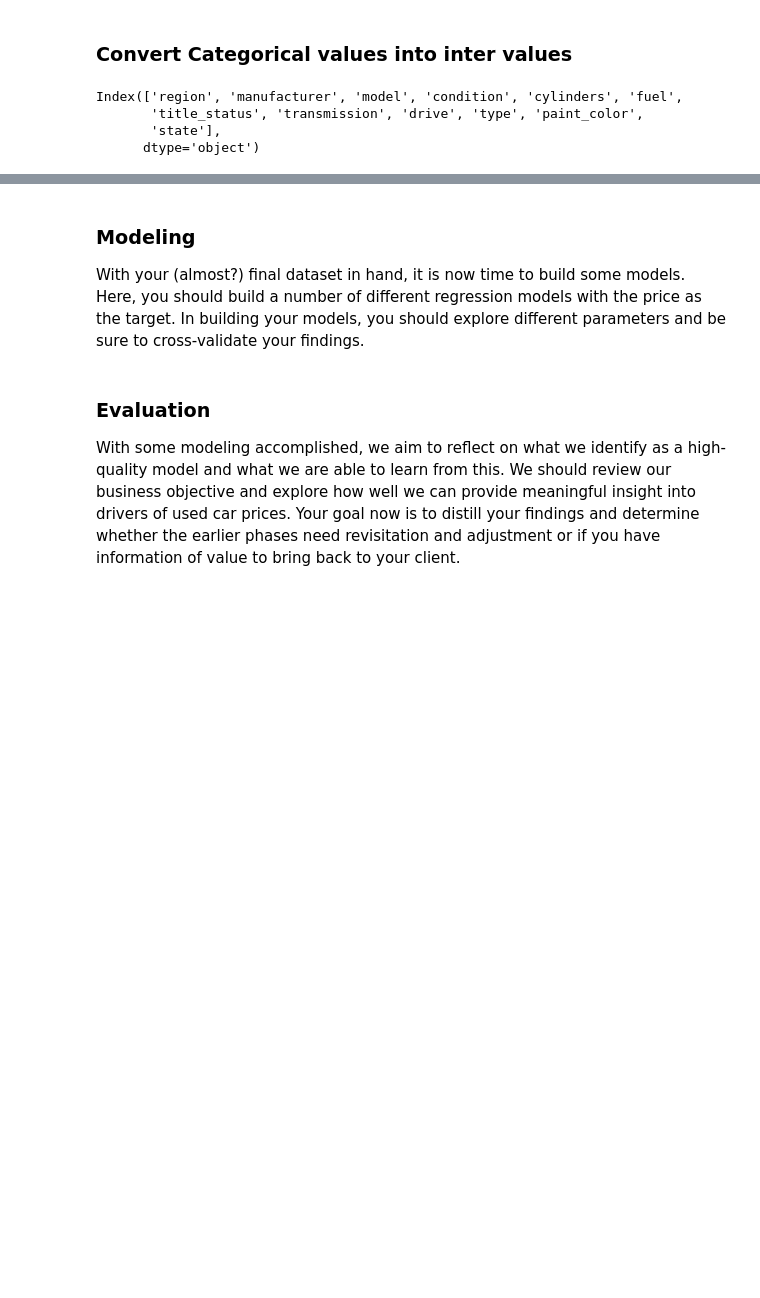
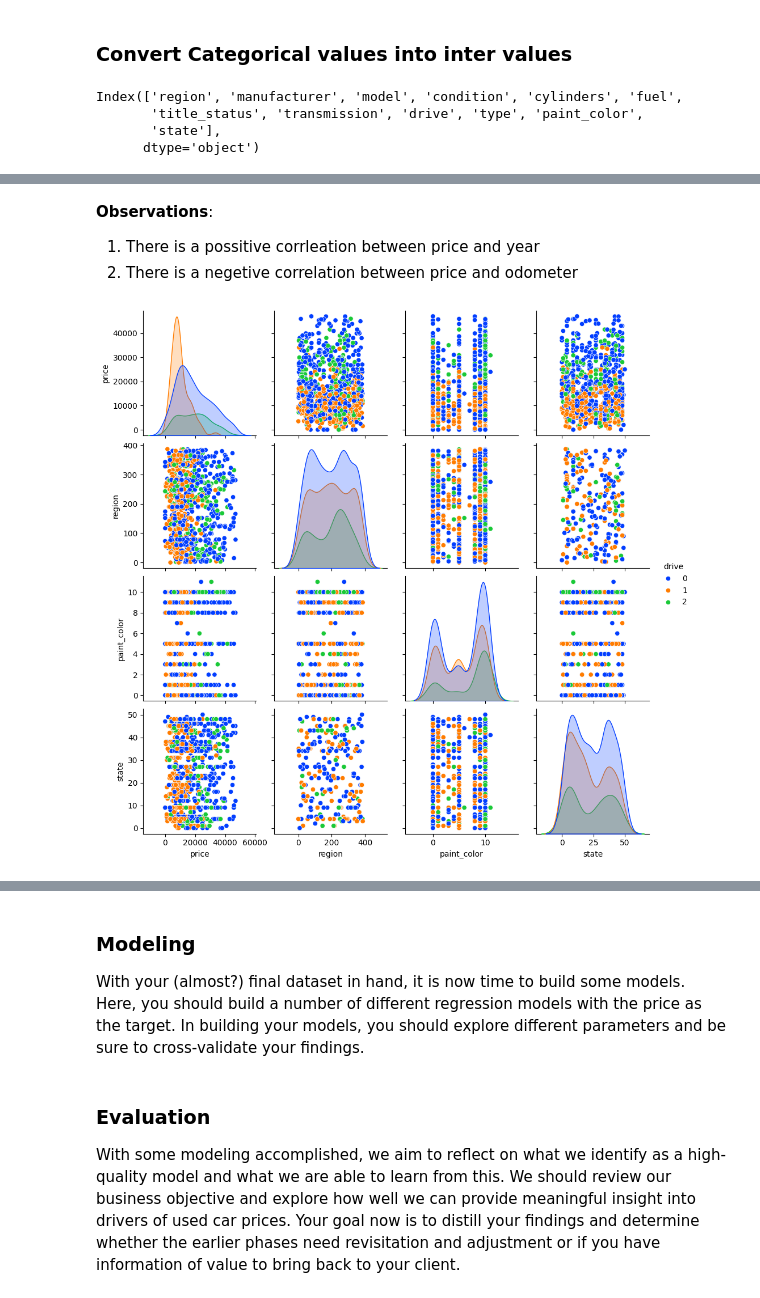
Before and after one commit to purnachand1186/car_price_analysis, a Jupyter notebook: prompt_II.ipynb, the cells around one changed output, grey strips where cells are left out. Drawn from its saved outputs; the diff is of its cells as text; code cells hidden in the pictures; blank space fills up the shorter version.

```diff
--- a/prompt_II.ipynb
+++ b/prompt_II.ipynb
@@ -426,0 +394,10 @@ def drawpairplot(df,cols,no_of_samples,random_state):
+# %% [markdown]
+**Observations**:
+
+
+1.   There is a possitive corrleation between price and year
+2.   There is a negetive correlation between price and odometer
+# %%
+drawpairplot(sample_data(clean_vehicles,['price', 'region','drive', 'paint_color','state'],1000,1),'drive','bright')
+# %% [output]
+[figure, added]
```
Also changed, not shown: parts of 7 cells of this notebook.
